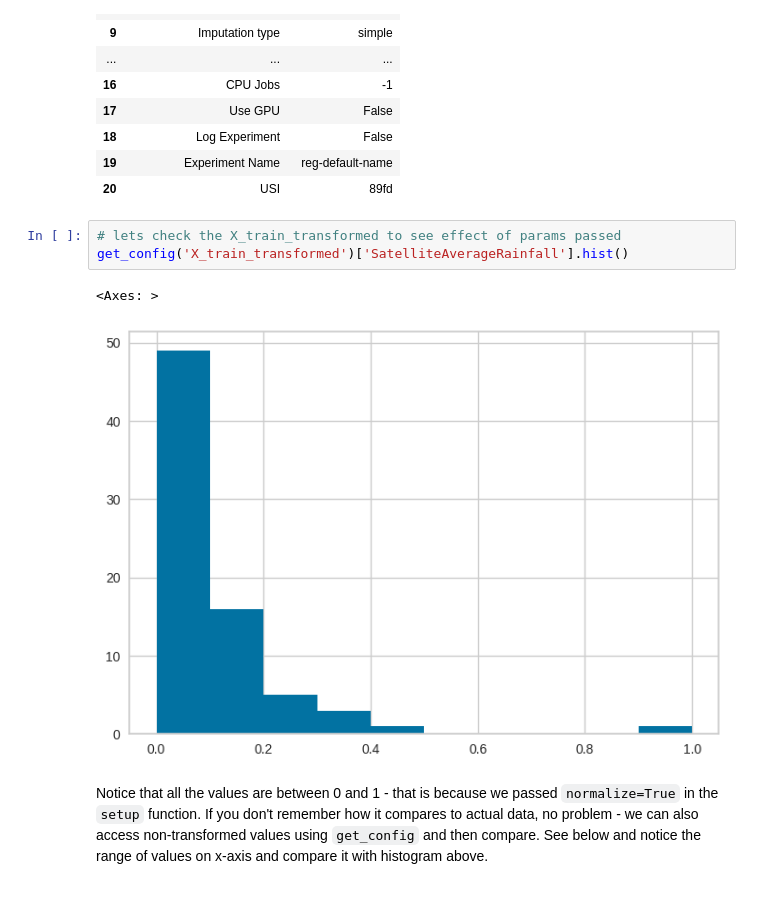
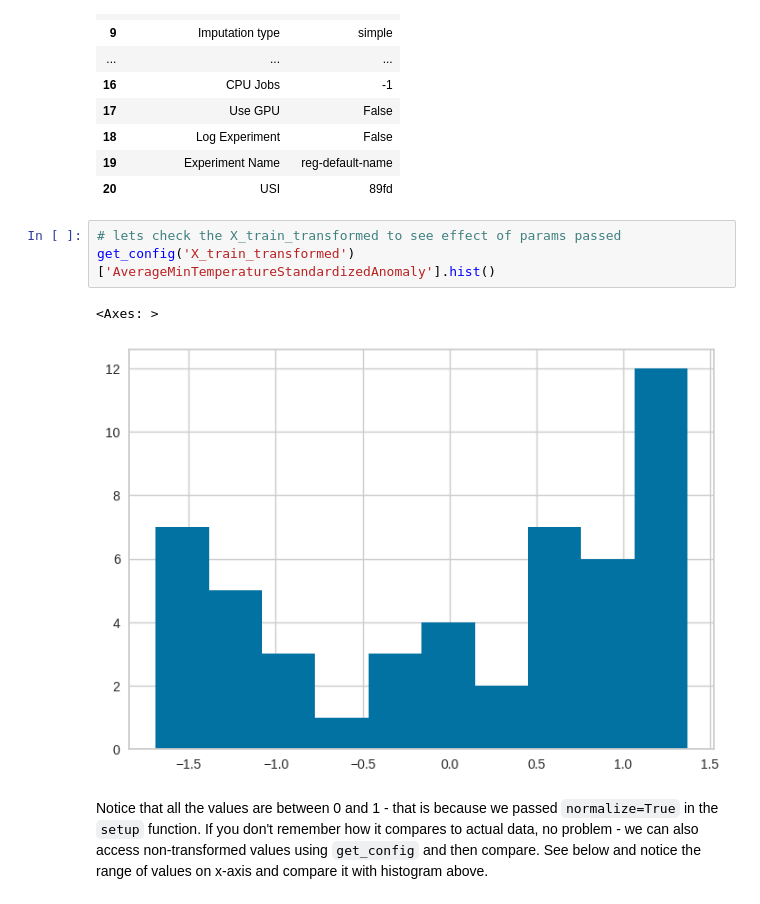
Before and after one commit to mtofighi/ChilwaBasin, a Jupyter notebook: ChilwaBasinDataUpdatedPyCaret2024/ChilwaAllDataAnalysisPyCaretRegressionMalaria.ipynb, the cells around one changed output. Saved outputs shown, nothing was run; the diff lists cells and outputs as text.

```diff
--- a/ChilwaBasinDataUpdatedPyCaret2024/ChilwaAllDataAnalysisPyCaretRegressionMalaria.ipynb
+++ b/ChilwaBasinDataUpdatedPyCaret2024/ChilwaAllDataAnalysisPyCaretRegressionMalaria.ipynb
@@ -550,10 +571,10 @@ s = setup(data, target = 'MalariaCasesTotal', session_id = 123,
 | 20 | USI | 89fd |
 # %%
 # lets check the X_train_transformed to see effect of params passed
-get_config('X_train_transformed')['SatelliteAverageRainfall'].hist()
+get_config('X_train_transformed')['AverageMinTemperatureStandardizedAnomaly'].hist()
 # %% [output]
 <Axes: >
-[figure, old version]
+[figure, new version]
 # %% [markdown]
 Notice that all the values are between 0 and 1 - that is because we passed `normalize=True` in the `setup` function. If you don't remember how it compares to actual data, no problem - we can also access non-transformed values using `get_config` and then compare. See below and notice the range of values on x-axis and compare it with histogram above.
 # %%
```
Also changed, not shown: parts of 11 cells of this notebook.
